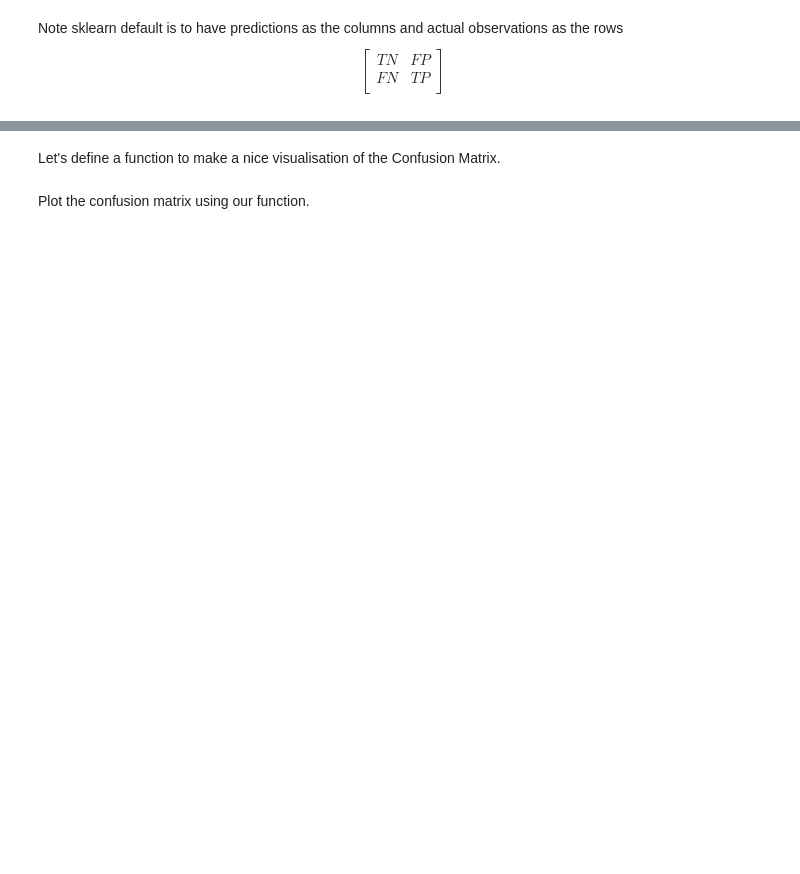
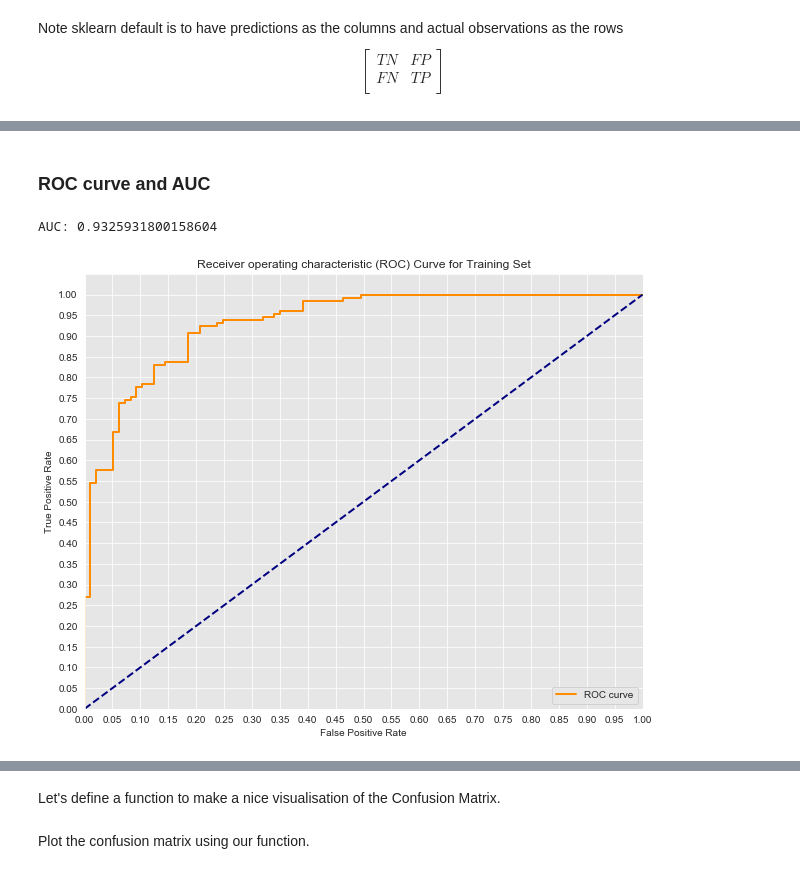
Before and after one commit to nadinezab/guided-projects, a Jupyter notebook: 4_Heart_Disease.ipynb, the cells around one changed output, grey strips where cells are left out. Cells and saved outputs as stored; diff of their text form; code cells hidden in the pictures; blank space fills up the shorter version.

```diff
--- a/4_Heart_Disease.ipynb
+++ b/4_Heart_Disease.ipynb
@@ -51,0 +51,5 @@ X.head()
+# %%
+# Use MinMaxScaler
+scaler = MinMaxScaler()
+X = scaler.fit_transform(X)
+X
@@ -63,4 +81,4 @@ X_train, X_test, y_train, y_test = train_test_split(X, y, test_size = 0.25, rand
 logreg = LogisticRegression(fit_intercept = True, C = 1e12, solver = 'liblinear')
 
 # Fit the model
-logreg.fit(X_train, y_train)
+modlog = logreg.fit(X_train, y_train)
@@ -153,0 +196,37 @@ $$
+# %% [markdown]
+### ROC curve and AUC
+# %%
+# Calculate the probability scores of each point in the training set
+y_train_score = logreg.fit(X_train, y_train).decision_function(X_train)
+
+# Calculate the fpr, tpr, and thresholds for the training set
+train_fpr, train_tpr, thresholds = roc_curve(y_train, y_train_score)
+
+# Calculate the probability scores of each point in the test set
+y_score = logreg.fit(X_train, y_train).decision_function(X_test)
+
+# Calculate the fpr, tpr, and thresholds for the test set
+fpr, tpr, thresholds = roc_curve(y_test, y_score)
+# %%
+# Seaborn's beautiful styling
+sns.set_style('darkgrid', {'axes.facecolor': '0.9'})
+
+# ROC curve for training set
+plt.figure(figsize=(10, 8))
+lw = 2
+plt.plot(train_fpr, train_tpr, color='darkorange',
+         lw=lw, label='ROC curve')
+plt.plot([0, 1], [0, 1], color='navy', lw=lw, linestyle='--')
+plt.xlim([0.0, 1.0])
+plt.ylim([0.0, 1.05])
+plt.yticks([i/20.0 for i in range(21)])
+plt.xticks([i/20.0 for i in range(21)])
+plt.xlabel('False Positive Rate')
+plt.ylabel('True Positive Rate')
+plt.title('Receiver operating characteristic (ROC) Curve for Training Set')
+plt.legend(loc='lower right')
+print('AUC: {}'.format(auc(train_fpr, train_tpr)))
+plt.show()
+# %% [output]
+AUC: 0.9325931800158604
+[figure, added]
```
Also changed, not shown: parts of 50 cells of this notebook, 1 other file.
